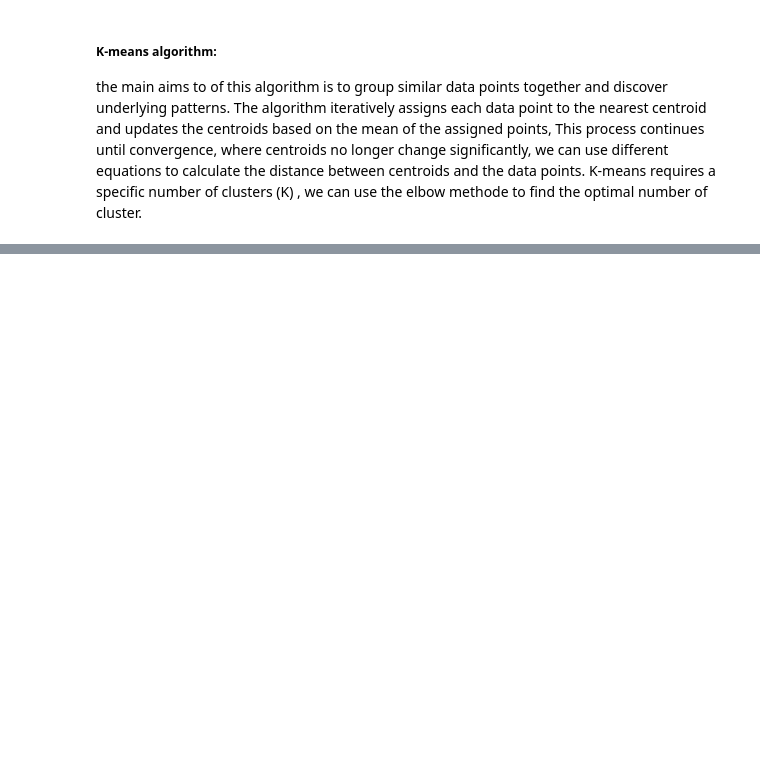
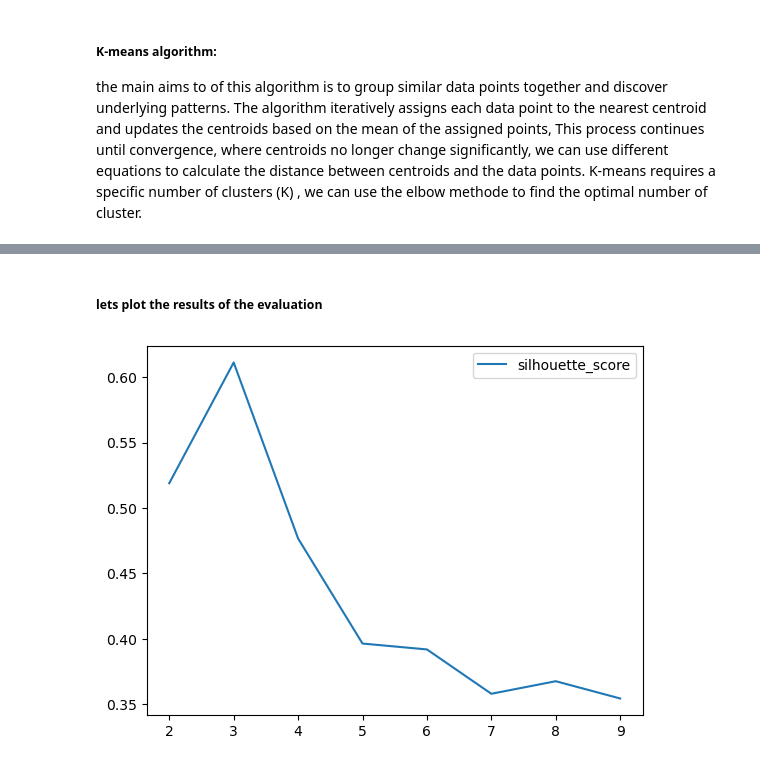
Before and after one commit to AIdjis/Clustering, a Jupyter notebook: notebooks/K-means.ipynb, the cells around one changed output, grey strips where cells are left out. Saved outputs shown, nothing was run; the diff lists cells and outputs as text; code cells hidden in the pictures; blank space fills up the shorter version.

```diff
--- a/notebooks/K-means.ipynb
+++ b/notebooks/K-means.ipynb
@@ -40,0 +57,28 @@ the main aims to of this algorithm is to group similar data points together and
+# %%
+# in this function we try to evaluate the kmeans algorithm with different metrices to find the optimal number of cluster
+def evaluate_kmeans(data, n_clusters: list)->tuple:
+    silhouette,davies_bouldin,calinski_harabasz = [],[],[]
+    for k in n_clusters:
+        # Initialize the clusterer with n_clusters value and a random generator
+        # seed of 10 for reproducibility.
+        clusterer = KMeans(n_clusters=k,init='k-means++')
+        cluster_labels = clusterer.fit_predict(data)
+
+        silhouette.append(round(silhouette_score(data, cluster_labels),4))
+        davies_bouldin.append(round(davies_bouldin_score(data, cluster_labels),4))
+        calinski_harabasz.append(round(calinski_harabasz_score(data, cluster_labels),4))
+    return (silhouette,davies_bouldin,calinski_harabasz)
+# %%
+n_clusters = range(2,10)
+results = evaluate_kmeans(data, n_clusters)
+# %% [markdown]
+##### lets plot the results of the evaluation
+# %%
+"""The Silhouette Score measures how similar an object is to its own cluster compared to other clusters.
+It ranges from -1 to 1, where higher values indicate better clustering."""
+
+plt.plot(n_clusters,results[0],label='silhouette_score')
+plt.legend()
+plt.show()
+# %% [output]
+[figure, added]
```
Also changed, not shown: parts of 7 cells of this notebook.
